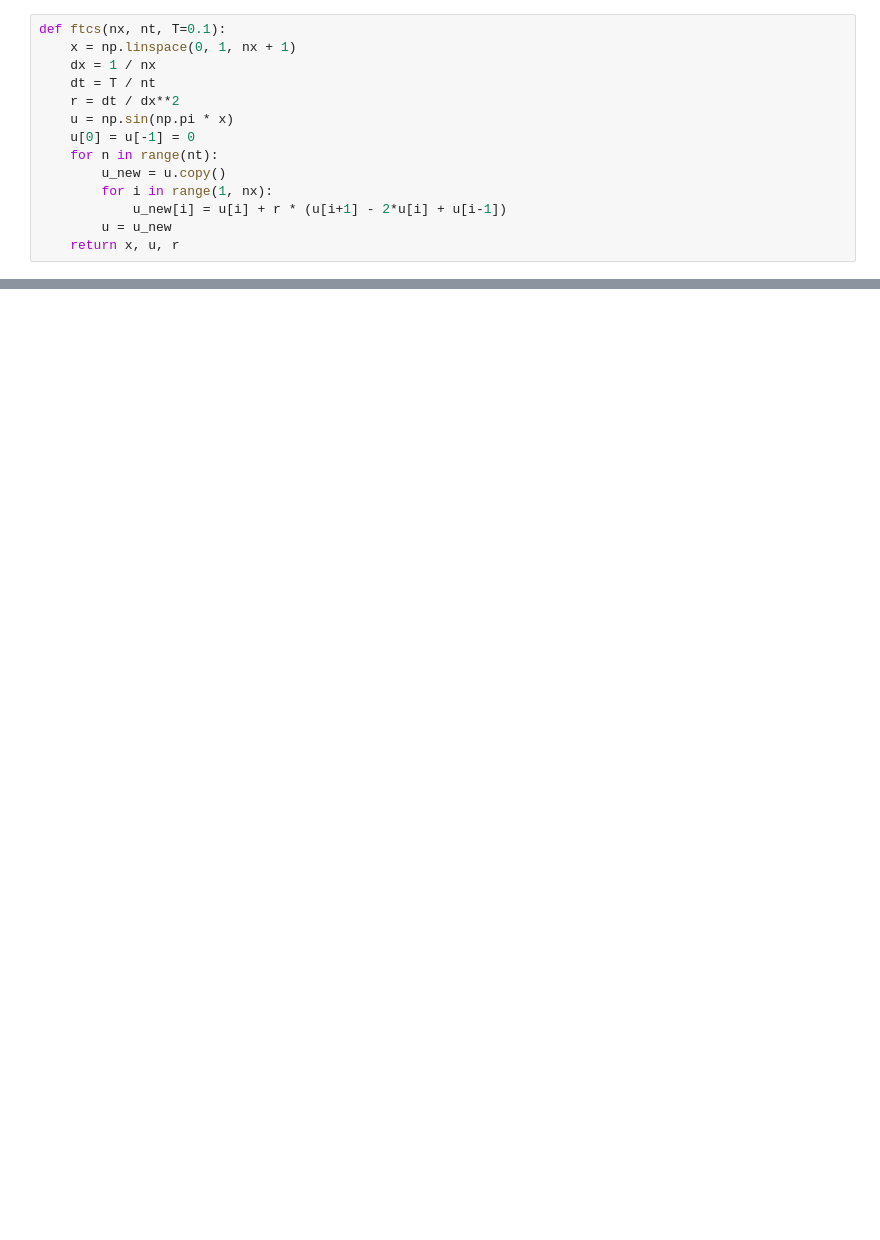
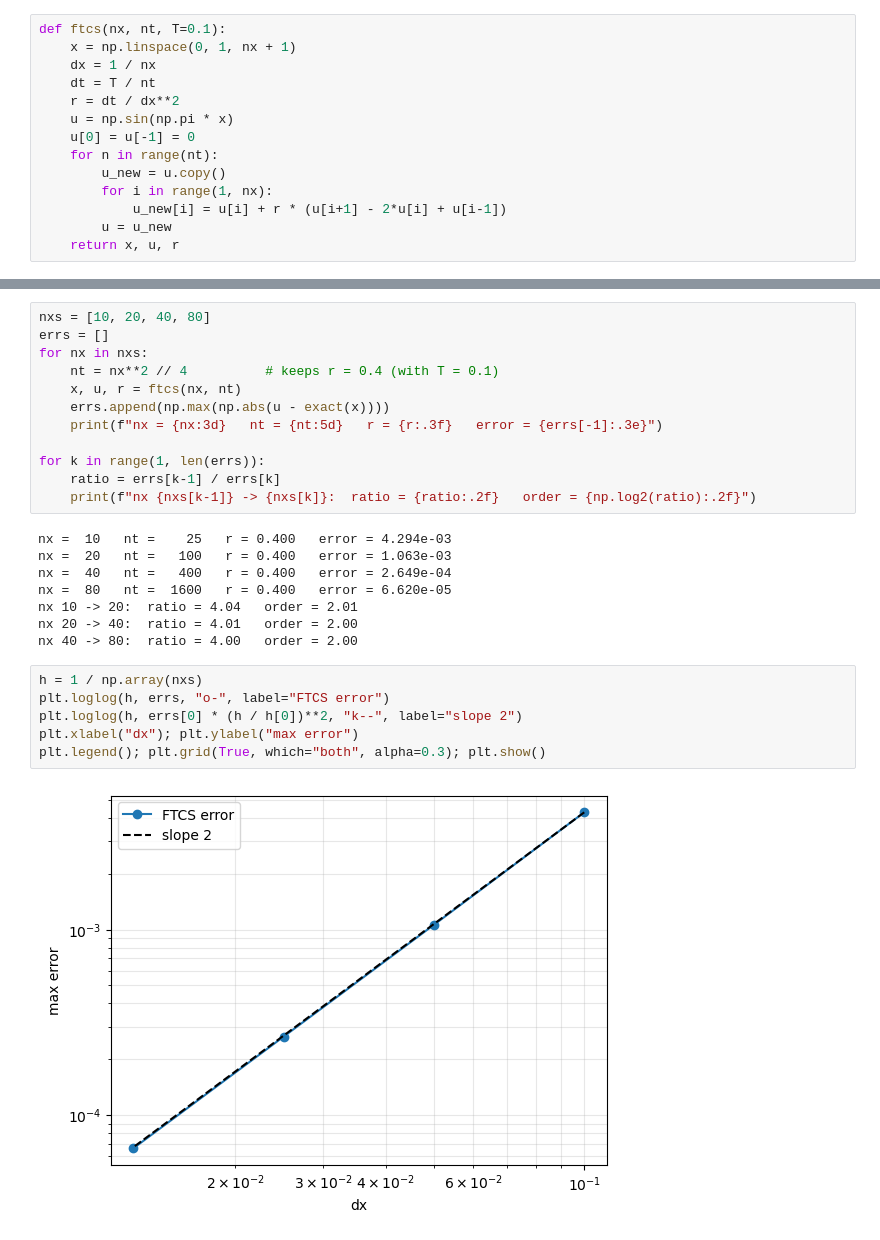
Before and after one commit to garciaperis/numerical-methods, a Jupyter notebook: heat1d-fd/01_ftcs_from_scratch.ipynb, the cells around one changed output, grey strips where cells are left out. Cells and saved outputs as stored; diff of their text form; blank space fills up the shorter version.

Commit message:
Add section structure, convergence study in space and error analysis to FTCS notebook

```diff
--- a/heat1d-fd/01_ftcs_from_scratch.ipynb
+++ b/heat1d-fd/01_ftcs_from_scratch.ipynb
@@ -105,0 +176,28 @@ like nx^2: the explicit scheme is only conditionally stable.
+# %%
+nxs = [10, 20, 40, 80]
+errs = []
+for nx in nxs:
+    nt = nx**2 // 4          # keeps r = 0.4 (with T = 0.1)
+    x, u, r = ftcs(nx, nt)
+    errs.append(np.max(np.abs(u - exact(x))))
+    print(f"nx = {nx:3d}   nt = {nt:5d}   r = {r:.3f}   error = {errs[-1]:.3e}")
+
+for k in range(1, len(errs)):
+    ratio = errs[k-1] / errs[k]
+    print(f"nx {nxs[k-1]} -> {nxs[k]}:  ratio = {ratio:.2f}   order = {np.log2(ratio):.2f}")
+# %% [output]
+nx =  10   nt =    25   r = 0.400   error = 4.294e-03
+nx =  20   nt =   100   r = 0.400   error = 1.063e-03
+nx =  40   nt =   400   r = 0.400   error = 2.649e-04
+nx =  80   nt =  1600   r = 0.400   error = 6.620e-05
+nx 10 -> 20:  ratio = 4.04   order = 2.01
+nx 20 -> 40:  ratio = 4.01   order = 2.00
+nx 40 -> 80:  ratio = 4.00   order = 2.00
+# %%
+h = 1 / np.array(nxs)
+plt.loglog(h, errs, "o-", label="FTCS error")
+plt.loglog(h, errs[0] * (h / h[0])**2, "k--", label="slope 2")
+plt.xlabel("dx"); plt.ylabel("max error")
+plt.legend(); plt.grid(True, which="both", alpha=0.3); plt.show()
+# %% [output]
+[figure, added]
```
Also changed, not shown: parts of 17 cells of this notebook.
